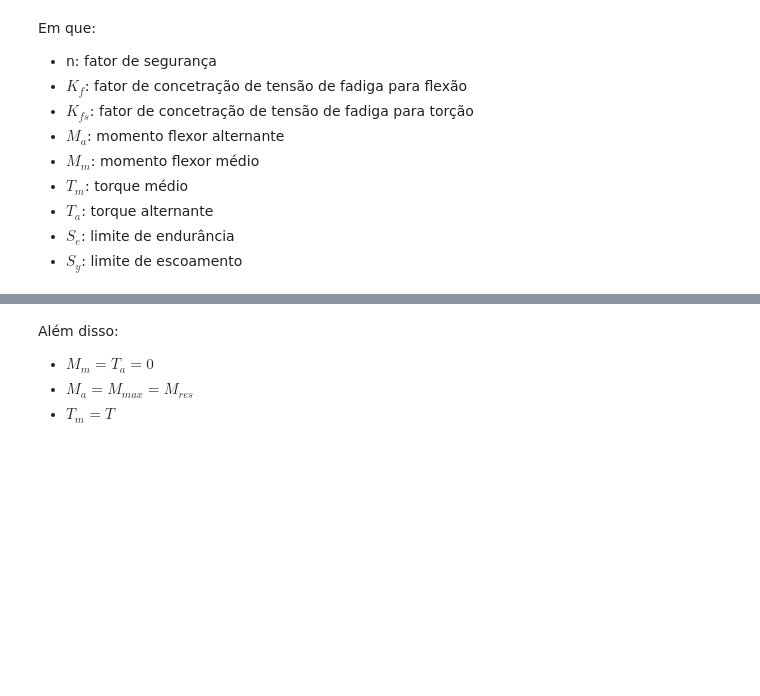
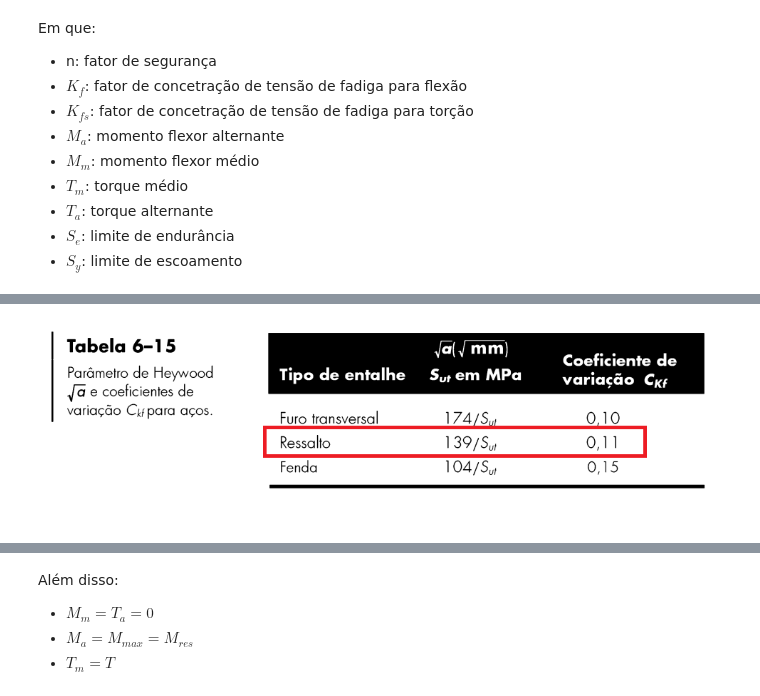
Before and after one commit to joaoalexarruda/desafio-baja, a Jupyter notebook: Cálculos/main.ipynb, the cells around one changed output, grey strips where cells are left out. Drawn from its saved outputs; the diff is of its cells as text; code cells hidden in the pictures; blank space fills up the shorter version.

```diff
--- a/Cálculos/main.ipynb
+++ b/Cálculos/main.ipynb
@@ -262,0 +287,4 @@ $\displaystyle \frac{1}{n} = \frac{16 \left(\frac{\left(4 Mm^{2} + 3 Tm^{2}\righ
+# %%
+Image('6-15.png')
+# %% [output]
+[figure, added]
```
Also changed, not shown: parts of 41 cells of this notebook, 5 other files.
